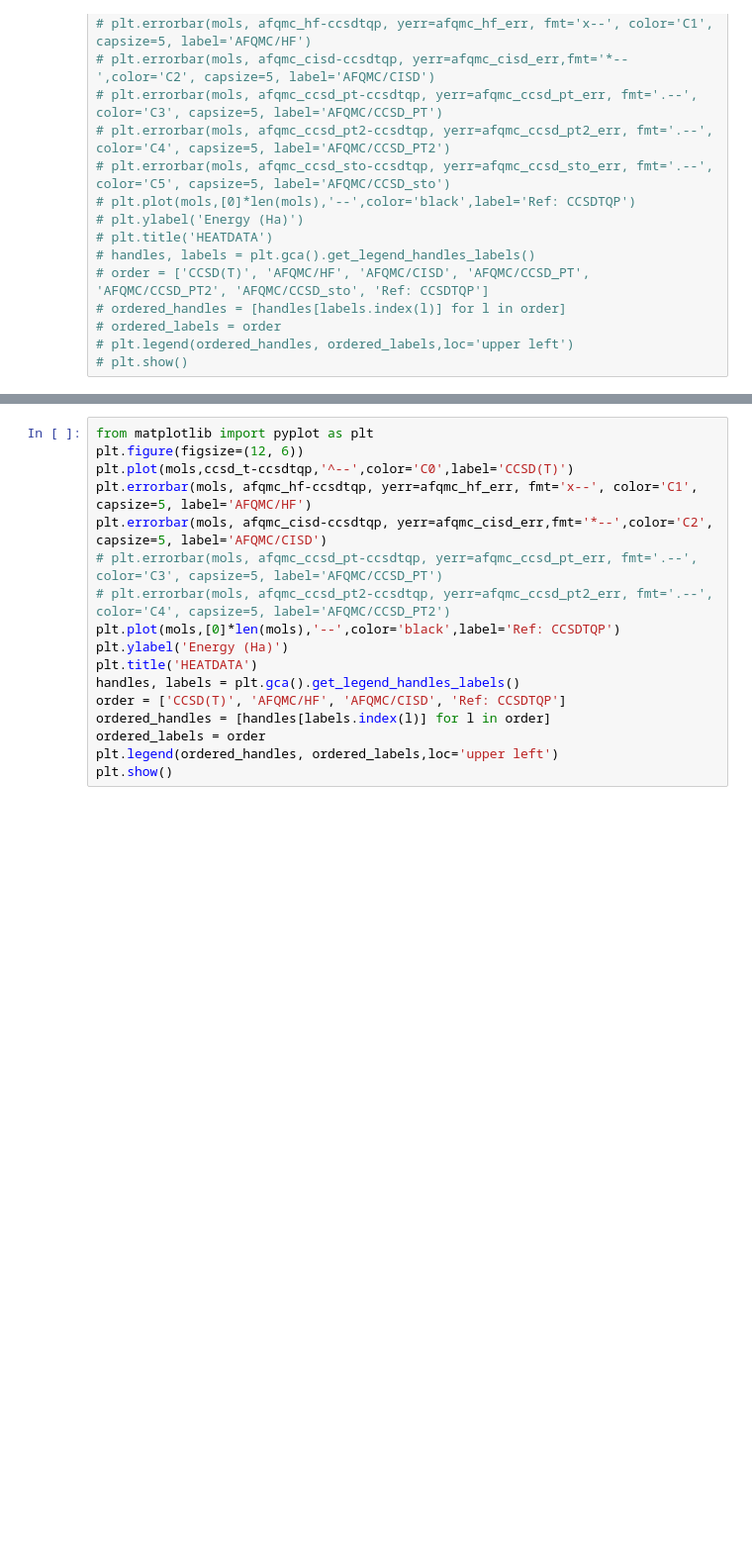
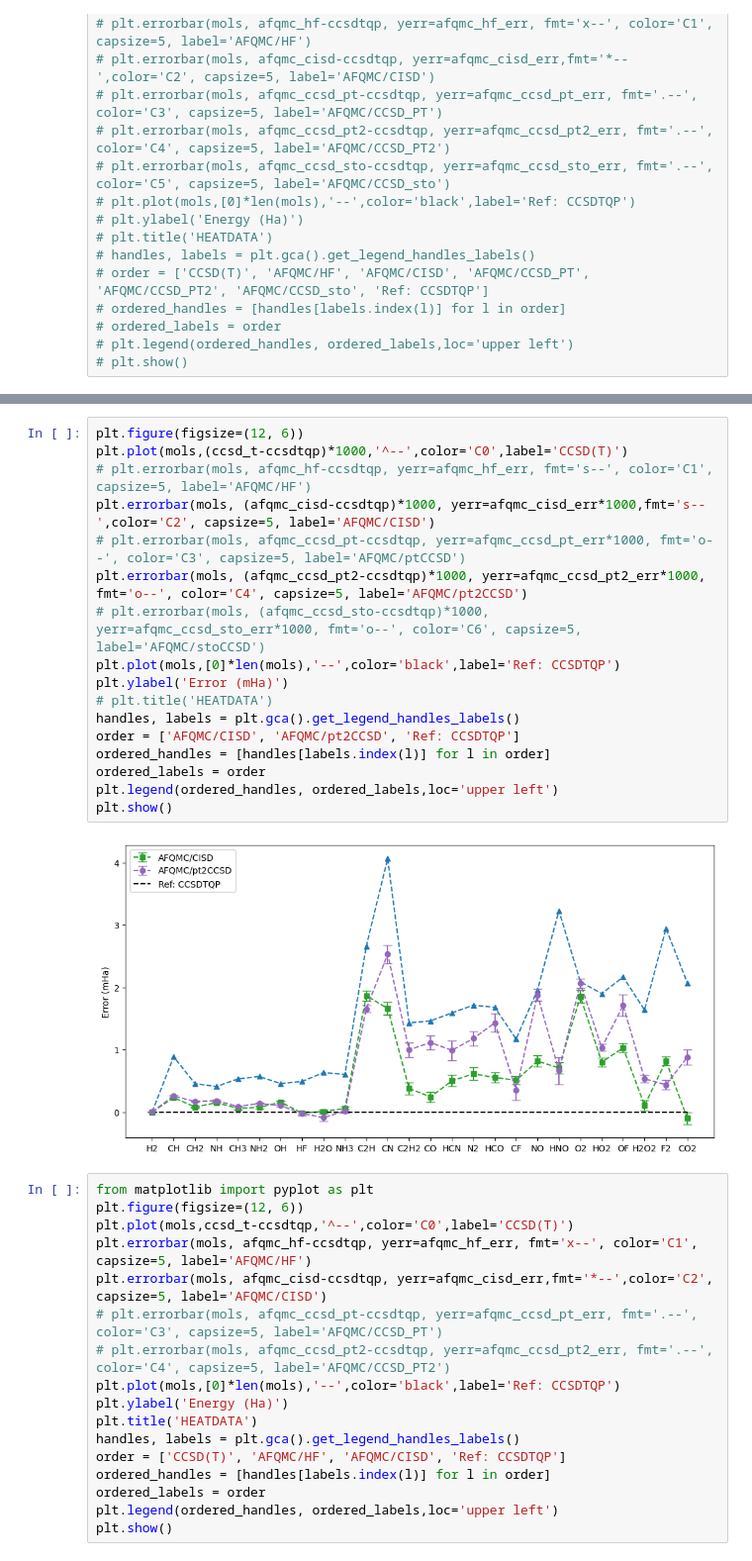
Before and after one commit to zh-yichi/afqmc_ccsd_pt_data, a Jupyter notebook: heat/heat_data.ipynb, the cells around one changed output, grey strips where cells are left out. Shown at 99% size. Saved outputs shown, nothing was run; the diff lists cells and outputs as text; blank space fills up the shorter version.

```diff
--- a/heat/heat_data.ipynb
+++ b/heat/heat_data.ipynb
@@ -177,3 +196,22 @@ plt.show()
+# %%
+plt.figure(figsize=(12, 6))
+plt.plot(mols,(ccsd_t-ccsdtqp)*1000,'^--',color='C0',label='CCSD(T)')
+# plt.errorbar(mols, afqmc_hf-ccsdtqp, yerr=afqmc_hf_err, fmt='s--', color='C1', capsize=5, label='AFQMC/HF')
+plt.errorbar(mols, (afqmc_cisd-ccsdtqp)*1000, yerr=afqmc_cisd_err*1000,fmt='s--',color='C2', capsize=5, label='AFQMC/CISD')
+# plt.errorbar(mols, afqmc_ccsd_pt-ccsdtqp, yerr=afqmc_ccsd_pt_err*1000, fmt='o--', color='C3', capsize=5, label='AFQMC/ptCCSD')
+plt.errorbar(mols, (afqmc_ccsd_pt2-ccsdtqp)*1000, yerr=afqmc_ccsd_pt2_err*1000, fmt='o--', color='C4', capsize=5, label='AFQMC/pt2CCSD')
+# plt.errorbar(mols, (afqmc_ccsd_sto-ccsdtqp)*1000, yerr=afqmc_ccsd_sto_err*1000, fmt='o--', color='C6', capsize=5, label='AFQMC/stoCCSD')
+plt.plot(mols,[0]*len(mols),'--',color='black',label='Ref: CCSDTQP')
+plt.ylabel('Error (mHa)')
+# plt.title('HEATDATA')
+handles, labels = plt.gca().get_legend_handles_labels()
+order = ['AFQMC/CISD', 'AFQMC/pt2CCSD', 'Ref: CCSDTQP']
+ordered_handles = [handles[labels.index(l)] for l in order]
+ordered_labels = order
+plt.legend(ordered_handles, ordered_labels,loc='upper left')
+plt.show()
+# %% [output]
+[figure, added]
 # %%
 from matplotlib import pyplot as plt
 plt.figure(figsize=(12, 6))
```
Also changed, not shown: parts of 6 cells of this notebook, 19 other files.
